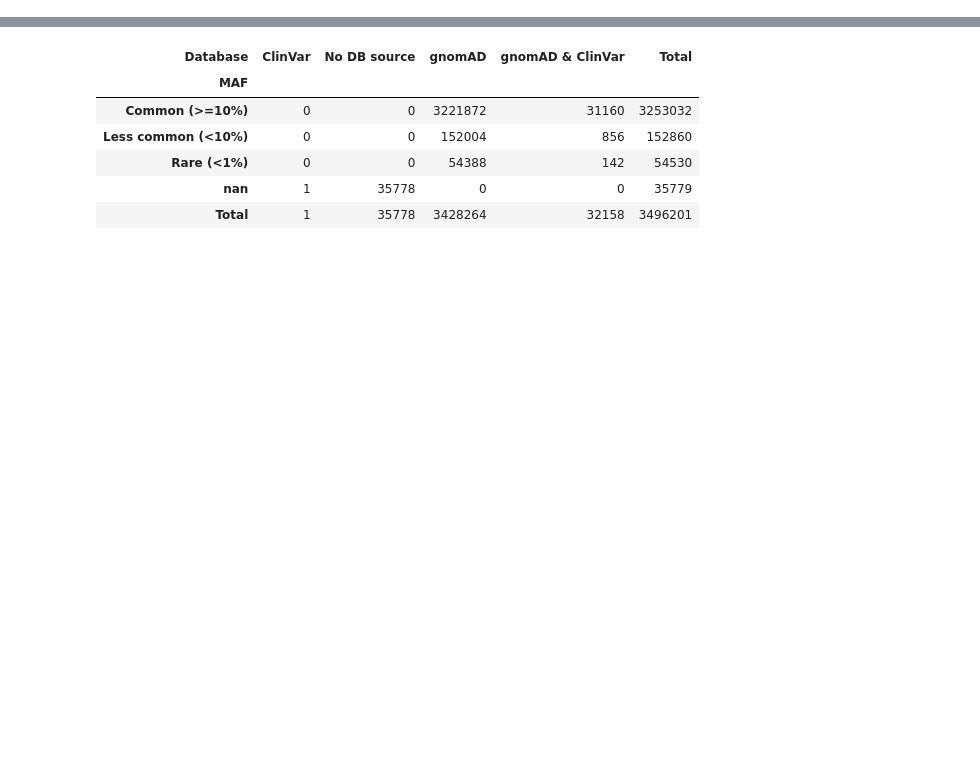
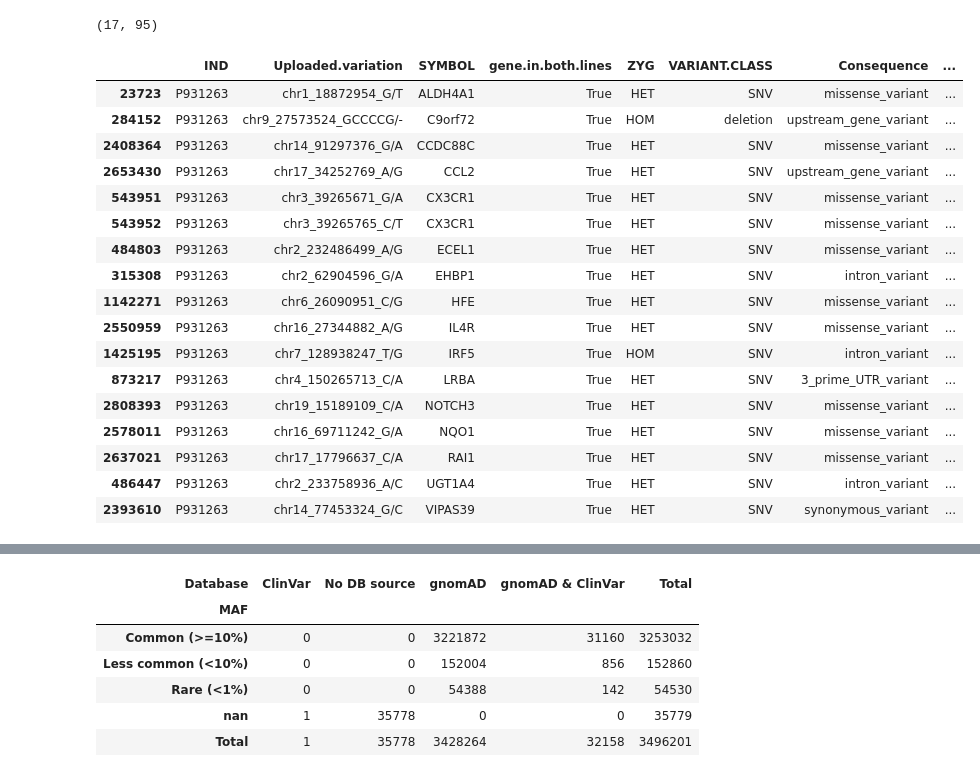
Before and after one commit to Mfpfox/WGS, a Jupyter notebook: 5-annotation/3-interpret/4-final-Interactive-1.ipynb, the cells around one changed output, grey strips where cells are left out. Drawn from its saved outputs; the diff is of its cells as text; code cells hidden in the pictures; blank space fills up the shorter version.

```diff
--- a/5-annotation/3-interpret/4-final-Interactive-1.ipynb
+++ b/5-annotation/3-interpret/4-final-Interactive-1.ipynb
@@ -250,0 +440,21 @@ cad63.to_csv('4-cad63-snv-indel-3701014.csv', index=False)
+# %%
+keepme = ['IND','Uploaded.variation',    # 'SYMBOL.SOURCE',
+             'SYMBOL' ,  'gene.in.both.lines',   'ZYG',
+
+          'VARIANT.CLASS', 'Consequence',   'Amino.acids', #'BIOTYPE',
+
+           'var.in.both.lines',
+
+             'ClinVar',   'MAF', 'MAF2',
+
+             'CLIN.SIG',  #'PATHO', 'VUS', 'BENIGN',
+
+           'MAX.AF', 'MAX.AF.POPS',
+
+           #'SOMATIC', 'PHENO', 'PUBMED',
+
+            'SIFT', 'PolyPhen',
+              'SIFTprediction', #'SIFTscore',
+                'PolyPhenprediction', #'PolyPhenscore',
+
+            'TRANSCRIPTION.FACTORS',  'miRNA',  'DOMAINS', 'MOTIF.NAME', 'MOTIF.POS', 'MOTIF.SCORE.CHANGE', 'HIGH.INF.POS'  ]
@@ -250,0 +551,25 @@ cad63.to_csv('4-cad63-snv-indel-3701014.csv', index=False)
+# %%
+
+patho63 = cad63[cad63['ClinVar'] == 'PATHO']
+print(patho63.shape)
+patho63[keepme].sort_values(['SYMBOL'])
+# %% [output]
+(17, 95)
+|  | IND | Uploaded.variation | SYMBOL | gene.in.both.lines | ZYG | VARIANT.CLASS | Consequence | ... |
+| 23723 | P931263 | chr1_18872954_G/T | ALDH4A1 | True | HET | SNV | missense_variant | ... |
+| 284152 | P931263 | chr9_27573524_GCCCCG/- | C9orf72 | True | HOM | deletion | upstream_gene_variant | ... |
+| 2408364 | P931263 | chr14_91297376_G/A | CCDC88C | True | HET | SNV | missense_variant | ... |
+| 2653430 | P931263 | chr17_34252769_A/G | CCL2 | True | HET | SNV | upstream_gene_variant | ... |
+| 543951 | P931263 | chr3_39265671_G/A | CX3CR1 | True | HET | SNV | missense_variant | ... |
+| 543952 | P931263 | chr3_39265765_C/T | CX3CR1 | True | HET | SNV | missense_variant | ... |
+| 484803 | P931263 | chr2_232486499_A/G | ECEL1 | True | HET | SNV | missense_variant | ... |
+| 315308 | P931263 | chr2_62904596_G/A | EHBP1 | True | HET | SNV | intron_variant | ... |
+| 1142271 | P931263 | chr6_26090951_C/G | HFE | True | HET | SNV | missense_variant | ... |
+| 2550959 | P931263 | chr16_27344882_A/G | IL4R | True | HET | SNV | missense_variant | ... |
+| 1425195 | P931263 | chr7_128938247_T/G | IRF5 | True | HOM | SNV | intron_variant | ... |
+| 873217 | P931263 | chr4_150265713_C/A | LRBA | True | HET | SNV | 3_prime_UTR_variant | ... |
+| 2808393 | P931263 | chr19_15189109_C/A | NOTCH3 | True | HET | SNV | missense_variant | ... |
+| 2578011 | P931263 | chr16_69711242_G/A | NQO1 | True | HET | SNV | missense_variant | ... |
+| 2637021 | P931263 | chr17_17796637_C/A | RAI1 | True | HET | SNV | missense_variant | ... |
+| 486447 | P931263 | chr2_233758936_A/C | UGT1A4 | True | HET | SNV | intron_variant | ... |
+| 2393610 | P931263 | chr14_77453324_G/C | VIPAS39 | True | HET | SNV | synonymous_variant | ... |
```
Also changed, not shown: parts of 94 cells of this notebook, 51 other files.
